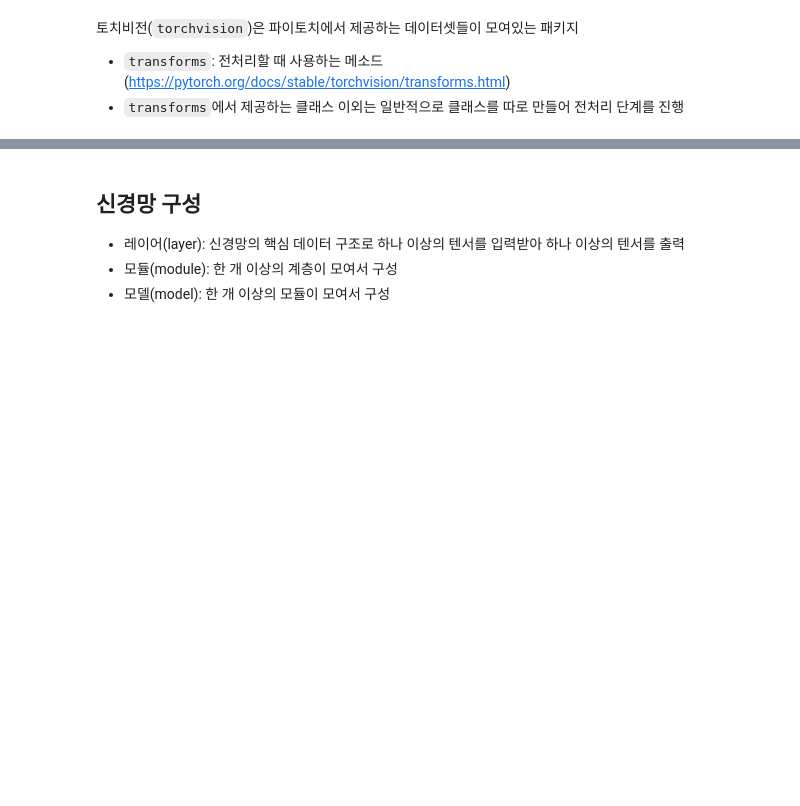
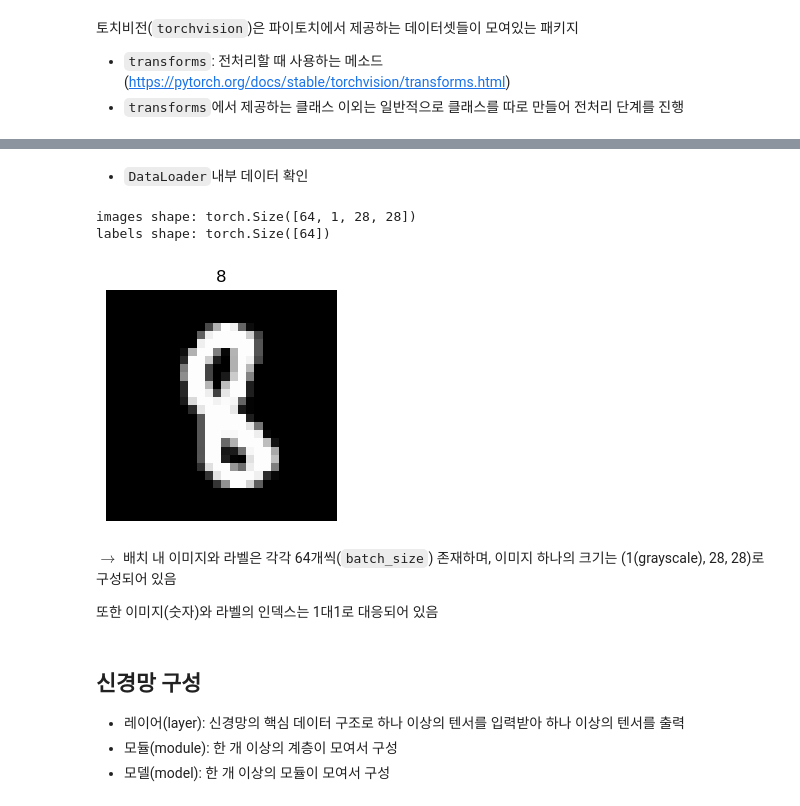
Before and after one commit to BbingZzing/LearnDeepLearning, a Jupyter notebook: Pytorch/파이토치(PyTorch) 한번에 끝내기.ipynb, the cells around one changed output, grey strips where cells are left out. Drawn from its saved outputs; the diff is of its cells as text; code cells hidden in the pictures; blank space fills up the shorter version.

```diff
--- a/Pytorch/파이토치(PyTorch) 한번에 끝내기.ipynb
+++ b/Pytorch/파이토치(PyTorch) 한번에 끝내기.ipynb
@@ -1203,0 +1307,6 @@ a의 `grad_fn`이 None인 이유는 직접적으로 계산한 부분이 없었
+# %%
+### MNIST 데이터셋을 torch에서 사용할 수 있도록 변환조건 입력
+# transforms.Compose(): list형태로
+mnist_transform = transforms.Compose([transforms.ToTensor(), # PIL Image - Tensor 변환
+                                      # GCN(Global Contrast Normailzation): 데이터 전체를 정규분포화
+                                      transforms.Normalize(mean=(0.5,), std=(1.0,))])
@@ -1204,3 +1342,52 @@ a의 `grad_fn`이 None인 이유는 직접적으로 계산한 부분이 없었
+# %%
+### 변환된 데이터를 DataLoader로 이동
+# TrainLoader
+train_loader = DataLoader(train_set,
+                          batch_size=64, # 한 번의 업데이트(iteration)당 사용되는 데이터 수
+                          shuffle=True, # 데이터셋의 순서를 섞을지에 대한 여부
+                          num_workers=8, # Parallel하게 데이터를 Load하기 위해 사용
+                                         # 일반적으로 코어 수//2로 사용용
+                          pin_memory=True, # GPU에 빠르게 데이터 복사
+                          drop_last=True) # 마지막에 데이터가 남는 경우 버림림
+# TestLoader
+test_loader = DataLoader(test_set,
+                          batch_size=64,
+                          shuffle=True,
+                          num_workers=8,
+                          pin_memory=True,
+                          drop_last=True)
+# %% [markdown]
+- `DataLoader`내부 데이터 확인
+# %%
+### DataLoader 내부 데이터 확인
+# 한 iteration당 하나의 배치가 사용됨에 따라 iter()함수로 조회 가능
+
+# 1 iteration's of trainloder
+dataiter = iter(train_loader)
+# 배치 내의 데이터 언패킹
+# MNIST 데이터는 이미지-라벨 구조로 구성되어있음
+images, labels = next(dataiter)
+# 크기 확인
+print("images shape:", images.shape)
+print("labels shape:", labels.shape)
+# 이미지 출력
+import matplotlib.pyplot as plt
+# 이미지 및 라벨 하나씩만 저장
+one_img = images[0].squeeze(dim=0)
+one_label = labels[0].item()
+plt.figure(figsize=(3,3))
+plt.imshow(one_img, cmap="gray") # 하나의 이미지만 출력
+plt.title(one_label) # 라벨을 제목으로 표시
+plt.axis('off') # 축 제거
+plt.show()
+# %% [output]
+images shape: torch.Size([64, 1, 28, 28])
+labels shape: torch.Size([64])
+[figure, added]
+# %% [markdown]
+$\rightarrow$ 배치 내 이미지와 라벨은 각각 64개씩(`batch_size`) 존재하며, 이미지 하나의 크기는 (1(grayscale), 28, 28)로 구성되어 있음
+
+또한 이미지(숫자)와 라벨의 인덱스는 1대1로 대응되어 있음
 # %% [markdown]
 ## 신경망 구성
 
```
Also changed, not shown: parts of 52 cells of this notebook, 8 other files.
